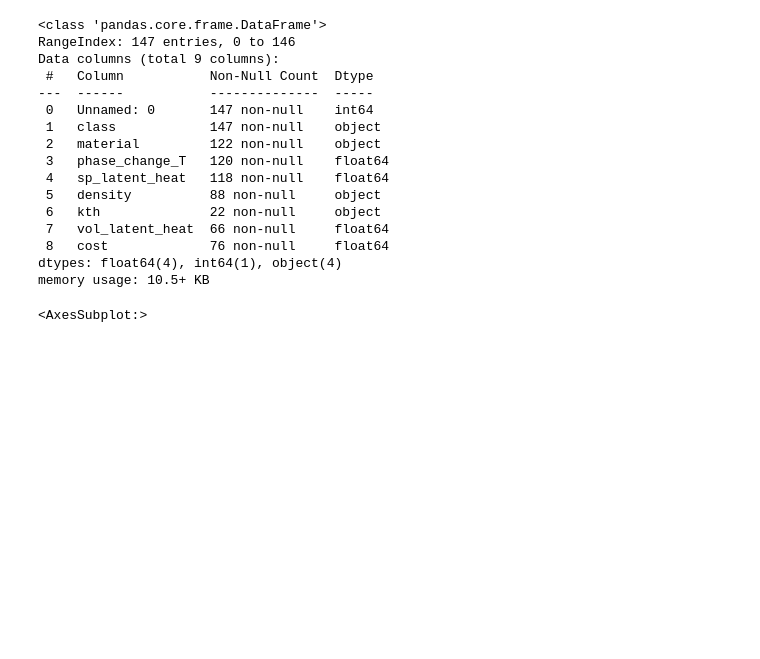
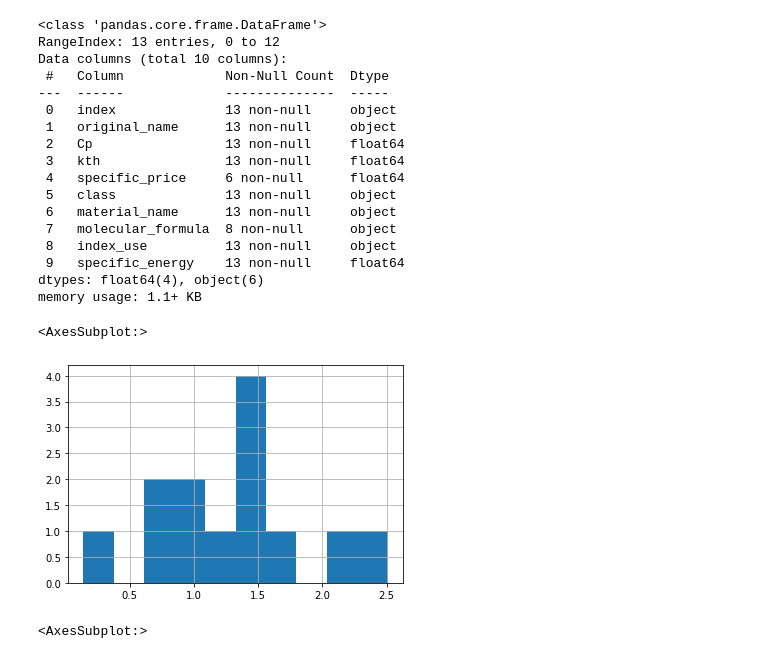
Before and after one commit to energy-storage-analysis/LDES-Survey, a Jupyter notebook: datasets/pdf/alva_2018/analysis.ipynb, the cells around one changed output. Saved outputs shown, nothing was run; the diff lists cells and outputs as text; code cells hidden in the pictures; blank space fills up the shorter version.

```diff
--- a/datasets/pdf/alva_2018/analysis.ipynb
+++ b/datasets/pdf/alva_2018/analysis.ipynb
@@ -5,32 +5,32 @@ import sys
 sys.path.append('..')
 import es_utils
 
+df_sens = pd.read_csv('output/sensible.csv')
 
-
-df = pd.read_csv('output/table_8.csv')
-
-#df = es_utils.pdf.concat_row_to_columns(df, 3)
-
-
-
-df.info()
+df_sens.info()
 # %% [output]
 <class 'pandas.core.frame.DataFrame'>
-RangeIndex: 147 entries, 0 to 146
-Data columns (total 9 columns):
- #   Column           Non-Null Count  Dtype
----  ------           --------------  -----
- 0   Unnamed: 0       147 non-null    int64
- 1   class            147 non-null    object
- 2   material         122 non-null    object
- 3   phase_change_T   120 non-null    float64
- 4   sp_latent_heat   118 non-null    float64
- 5   density          88 non-null     object
- 6   kth              22 non-null     object
- 7   vol_latent_heat  66 non-null     float64
- 8   cost             76 non-null     float64
-dtypes: float64(4), int64(1), object(4)
-memory usage: 10.5+ KB
+RangeIndex: 13 entries, 0 to 12
+Data columns (total 10 columns):
+ #   Column             Non-Null Count  Dtype
+---  ------             --------------  -----
+ 0   index              13 non-null     object
+ 1   original_name      13 non-null     object
+ 2   Cp                 13 non-null     float64
+ 3   kth                13 non-null     float64
+ 4   specific_price     6 non-null      float64
+ 5   class              13 non-null     object
+ 6   material_name      13 non-null     object
+ 7   molecular_formula  8 non-null      object
+ 8   index_use          13 non-null     object
+ 9   specific_energy    13 non-null     float64
+dtypes: float64(4), object(6)
+memory usage: 1.1+ KB
+# %%
+(df_sens['Cp']*3600).hist()
+# %% [output]
+<AxesSubplot:>
+[figure, added]
 # %%
 df['class'].value_counts().plot(kind='bar')
 # %% [output]
```
Also changed, not shown: 23 other files.
